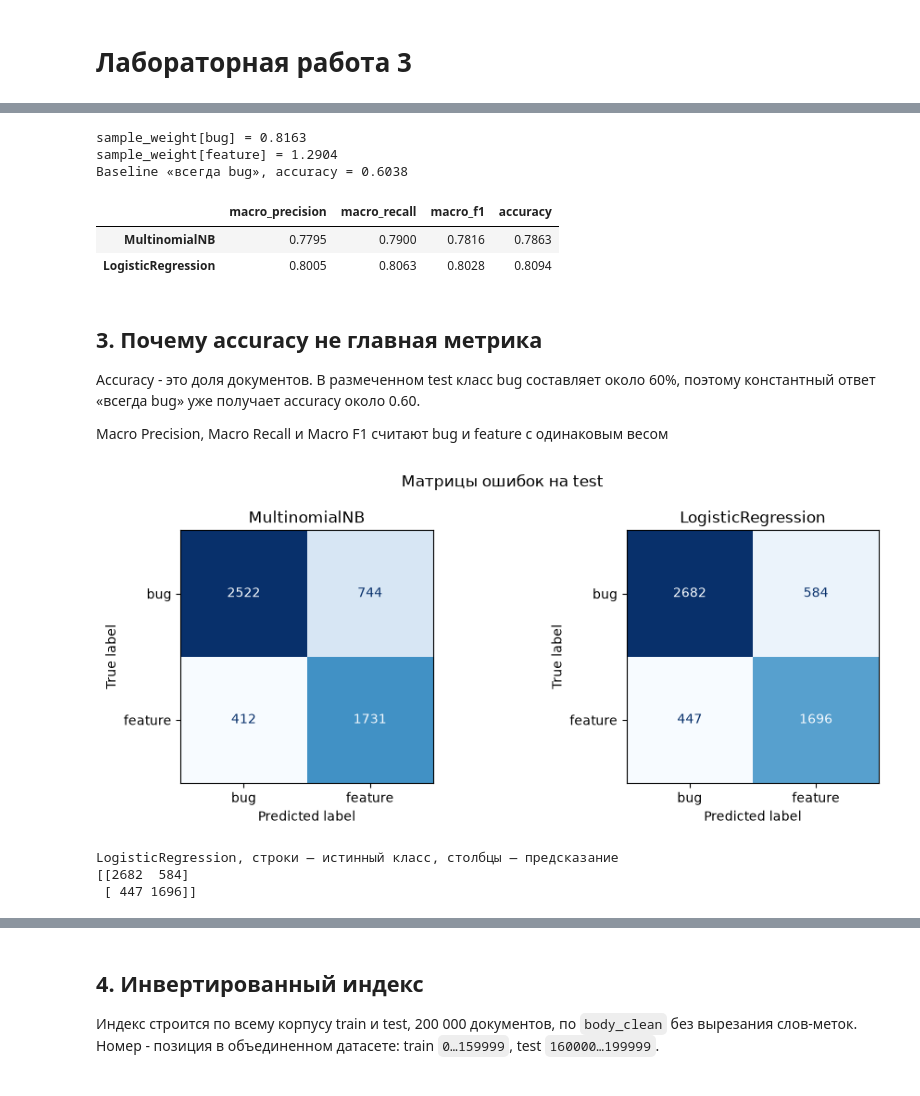
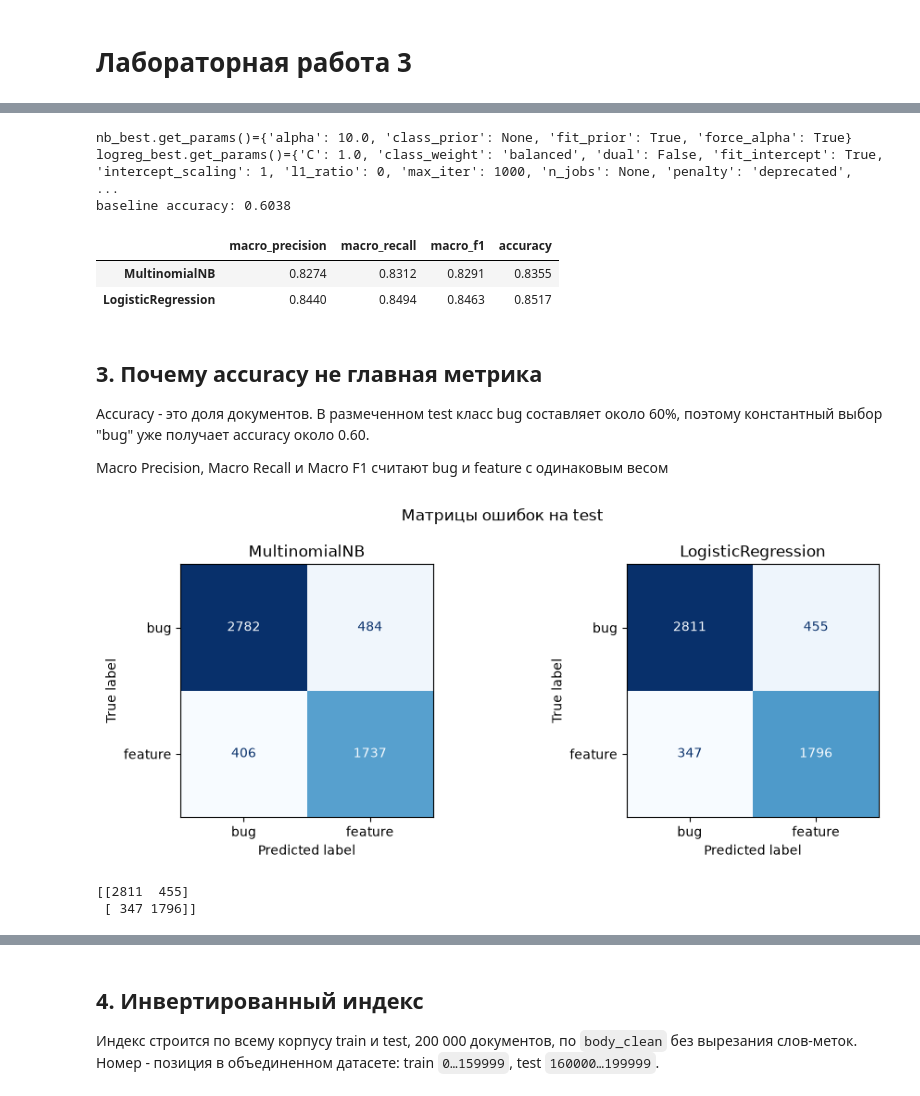
Before and after one commit to IlyaKasiutin/itmo-texts-anaysis-course-2026, a Jupyter notebook: lab3/lab3.ipynb, the cells around one changed output, grey strips where cells are left out. Saved outputs shown, nothing was run; the diff lists cells and outputs as text; code cells hidden in the pictures.

```diff
--- a/lab3/lab3.ipynb
+++ b/lab3/lab3.ipynb
@@ -121,6 +69,9 @@ feature    0.396
 # %%
-count_vectorizer = CountVectorizer(analyzer=analyze_for_classification, min_df=5, max_df=0.9)
-tfidf_vectorizer = TfidfVectorizer(analyzer=analyze_for_classification, min_df=5, max_df=0.9)
+import numpy as np
+from sklearn.feature_extraction.text import CountVectorizer, TfidfVectorizer
+
+count_vectorizer = CountVectorizer(min_df=5, max_df=0.9)
+tfidf_vectorizer = TfidfVectorizer(min_df=5, max_df=0.9)
 
 X_train_bow = count_vectorizer.fit_transform(train_labeled["body_clean"])
 X_test_bow = count_vectorizer.transform(test_labeled["body_clean"])
@@ -129,11 +80,3 @@ X_test_tfidf = tfidf_vectorizer.transform(test_labeled["body_clean"])
 
 bow_names = count_vectorizer.get_feature_names_out()
 tfidf_names = tfidf_vectorizer.get_feature_names_out()
-print(f"BoW train {X_train_bow.shape}, test {X_test_bow.shape}")
-print(f"TF-IDF train {X_train_tfidf.shape}, test {X_test_tfidf.shape}")
-print("Число признаков совпадает:", X_train_bow.shape[1] == X_train_tfidf.shape[1])
-print("Словари совпадают:", np.array_equal(bow_names, tfidf_names))
-print("Пример признаков:", ", ".join(bow_names[:12]))
-
-sample_text = train_labeled["body_clean"].iloc[0]
-print("Токены первого размеченного документа:", analyze_for_classification(sample_text)[:25])
@@ -153,53 +121,64 @@ TF-IDF train (21594, 9094), test (5409, 9094)
 # %%
-sample_weight = compute_sample_weight(class_weight="balanced", y=y_train)
-for label in ["bug", "feature"]:
-    print(f"sample_weight[{label}] = {sample_weight[y_train == label][0]:.4f}")
+from sklearn.model_selection import GridSearchCV
 
-nb = MultinomialNB()
+nb_param_grid = {
+    "alpha": [0.01, 0.1, 1.0, 2.0, 5.0, 10.0, 20.0],
+}
+nb = GridSearchCV(MultinomialNB(), nb_param_grid, cv=5)
 nb.fit(X_train_tfidf, y_train, sample_weight=sample_weight)
 
-logreg = LogisticRegression(
-    class_weight="balanced",
-    max_iter=1000,
-    solver="liblinear",
-    random_state=RANDOM_STATE,
-)
-logreg.fit(X_train_tfidf, y_train)
+nb_best = nb.best_estimator_
+print(f"{nb_best.get_params()=}")
 
-def score_predictions(y_true, y_pred) -> dict:
+
+logreg_param_grid = {
+    "C": [0.1, 1.0, 2.0],
+}
+logreg = GridSearchCV(LogisticRegression(class_weight="balanced", l1_ratio=0, max_iter=1000, solver="lbfgs"), logreg_param_grid, cv=5)
+logreg.fit(X_train_tfidf, y_train, sample_weight=sample_weight)
+logreg_best = logreg.best_estimator_
+print(f"{logreg_best.get_params()=}")
+
+
+def get_score_predictions(y_true, y_pred) -> dict:
     return {
         "macro_precision": precision_score(y_true, y_pred, average="macro", labels=["bug", "feature"]),
         "macro_recall": recall_score(y_true, y_pred, average="macro", labels=["bug", "feature"]),
         "macro_f1": f1_score(y_true, y_pred, average="macro", labels=["bug", "feature"]),
         "accuracy": accuracy_score(y_true, y_pred),
     }
 
-nb_pred = nb.predict(X_test_tfidf)
-logreg_pred = logreg.predict(X_test_tfidf)
+
+nb_pred = nb_best.predict(X_test_tfidf)
+logreg_pred = logreg_best.predict(X_test_tfidf)
 metrics = pd.DataFrame(
     [
-        score_predictions(y_test, nb_pred),
-        score_predictions(y_test, logreg_pred),
+        get_score_predictions(y_test, nb_pred),
+        get_score_predictions(y_test, logreg_pred),
     ],
     index=["MultinomialNB", "LogisticRegression"],
 )
-majority_accuracy = float((y_test == "bug").mean())
-print(f"Baseline «всегда bug», accuracy = {majority_accuracy:.4f}")
+
+baseline_accuracy = float((y_test == "bug").mean())
+print(f"baseline accuracy: {baseline_accuracy:.4f}")
 display(metrics.round(4))
 # %% [output]
-sample_weight[bug] = 0.8163
-sample_weight[feature] = 1.2904
-Baseline «всегда bug», accuracy = 0.6038
+nb_best.get_params()={'alpha': 10.0, 'class_prior': None, 'fit_prior': True, 'force_alpha': True}
+logreg_best.get_params()={'C': 1.0, 'class_weight': 'balanced', 'dual': False, 'fit_intercept': True, 'intercept_scaling': 1, 'l1_ratio': 0, 'max_iter': 1000, 'n_jobs': None, 'penalty': 'deprecated',  ...
+baseline accuracy: 0.6038
 |  | macro_precision | macro_recall | macro_f1 | accuracy |
-| MultinomialNB | 0.7795 | 0.7900 | 0.7816 | 0.7863 |
-| LogisticRegression | 0.8005 | 0.8063 | 0.8028 | 0.8094 |
+| MultinomialNB | 0.8274 | 0.8312 | 0.8291 | 0.8355 |
+| LogisticRegression | 0.8440 | 0.8494 | 0.8463 | 0.8517 |
 # %% [markdown]
 ## 3. Почему accuracy не главная метрика
 
-Accuracy - это доля документов. В размеченном test класс bug составляет около 60%, поэтому константный ответ «всегда bug» уже получает accuracy около 0.60.
+Accuracy - это доля документов. В размеченном test класс bug составляет около 60%, поэтому константный выбор "bug" уже получает accuracy около 0.60.
 
 Macro Precision, Macro Recall и Macro F1 считают bug и feature с одинаковым весом
 # %%
+import matplotlib.pyplot as plt
+from sklearn.metrics import ConfusionMatrixDisplay, confusion_matrix
+
 fig, axes = plt.subplots(1, 2, figsize=(10, 4))
 for ax, name, pred in zip(axes, ["MultinomialNB", "LogisticRegression"], [nb_pred, logreg_pred]):
     ConfusionMatrixDisplay.from_predictions(
@@ -216,11 +195,9 @@ fig.tight_layout()
 display(fig)
 plt.close(fig)
 
-print("LogisticRegression, строки — истинный класс, столбцы — предсказание")
 print(confusion_matrix(y_test, logreg_pred, labels=["bug", "feature"]))
 # %% [output]
 [figure]
-LogisticRegression, строки — истинный класс, столбцы — предсказание
-[[2682  584]
- [ 447 1696]]
+[[2811  455]
+ [ 347 1796]]
 # %%
```
Also changed, not shown: parts of 22 cells of this notebook.
